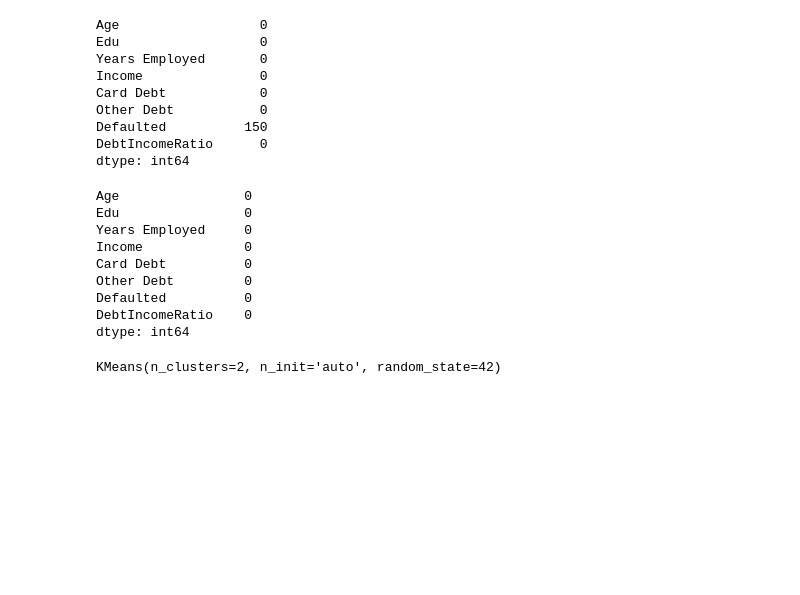
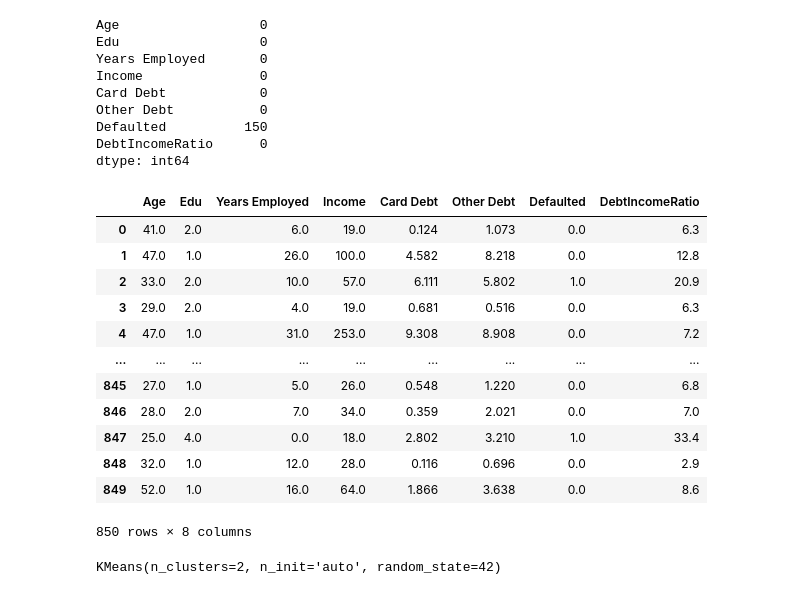
Before and after one commit to sof2401/Intermediate-ML, a Jupyter notebook: KMeans Clustering (Core).ipynb, the cells around one changed output. Cells and saved outputs as stored; diff of their text form; code cells hidden in the pictures; blank space fills up the shorter version.

```diff
--- a/KMeans Clustering (Core).ipynb
+++ b/KMeans Clustering (Core).ipynb
@@ -52,12 +50,0 @@ df = df.fillna(df.mean())
-# %%
-df.isna().sum()
-# %% [output]
-Age                0
-Edu                0
-Years Employed     0
-Income             0
-Card Debt          0
-Other Debt         0
-Defaulted          0
-DebtIncomeRatio    0
-dtype: int64
@@ -64,3 +53,23 @@ dtype: int64
+# %%
+imputer = SimpleImputer(strategy='most_frequent')
+
+df_imputed= imputer.fit_transform(df)
+df= pd.DataFrame(df_imputed, columns=df.columns)
+df
+# %% [output]
+|  | Age | Edu | Years Employed | Income | Card Debt | Other Debt | Defaulted | DebtIncomeRatio |
+| 0 | 41.0 | 2.0 | 6.0 | 19.0 | 0.124 | 1.073 | 0.0 | 6.3 |
+| 1 | 47.0 | 1.0 | 26.0 | 100.0 | 4.582 | 8.218 | 0.0 | 12.8 |
+| 2 | 33.0 | 2.0 | 10.0 | 57.0 | 6.111 | 5.802 | 1.0 | 20.9 |
+| 3 | 29.0 | 2.0 | 4.0 | 19.0 | 0.681 | 0.516 | 0.0 | 6.3 |
+| 4 | 47.0 | 1.0 | 31.0 | 253.0 | 9.308 | 8.908 | 0.0 | 7.2 |
+| ... | ... | ... | ... | ... | ... | ... | ... | ... |
+| 845 | 27.0 | 1.0 | 5.0 | 26.0 | 0.548 | 1.220 | 0.0 | 6.8 |
+| 846 | 28.0 | 2.0 | 7.0 | 34.0 | 0.359 | 2.021 | 0.0 | 7.0 |
+| 847 | 25.0 | 4.0 | 0.0 | 18.0 | 2.802 | 3.210 | 1.0 | 33.4 |
+| 848 | 32.0 | 1.0 | 12.0 | 28.0 | 0.116 | 0.696 | 0.0 | 2.9 |
+| 849 | 52.0 | 1.0 | 16.0 | 64.0 | 1.866 | 3.638 | 0.0 | 8.6 |
+850 rows × 8 columns
 # %%
 # Instantiate Standard Scaler
 scaler = StandardScaler()
```
Also changed, not shown: parts of 9 cells of this notebook.
